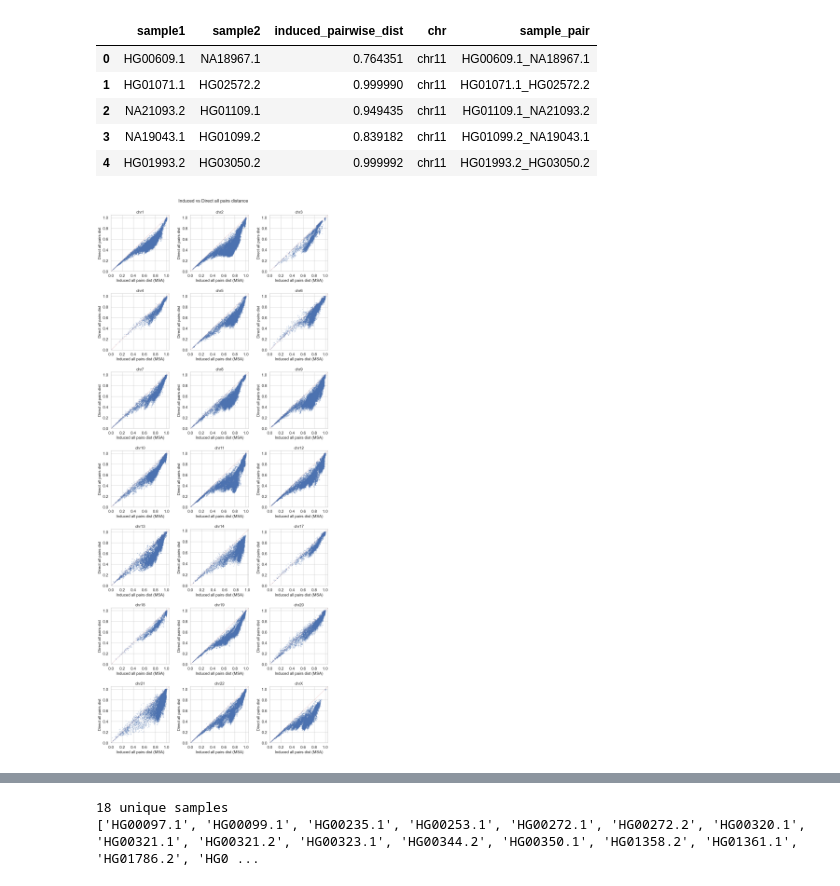
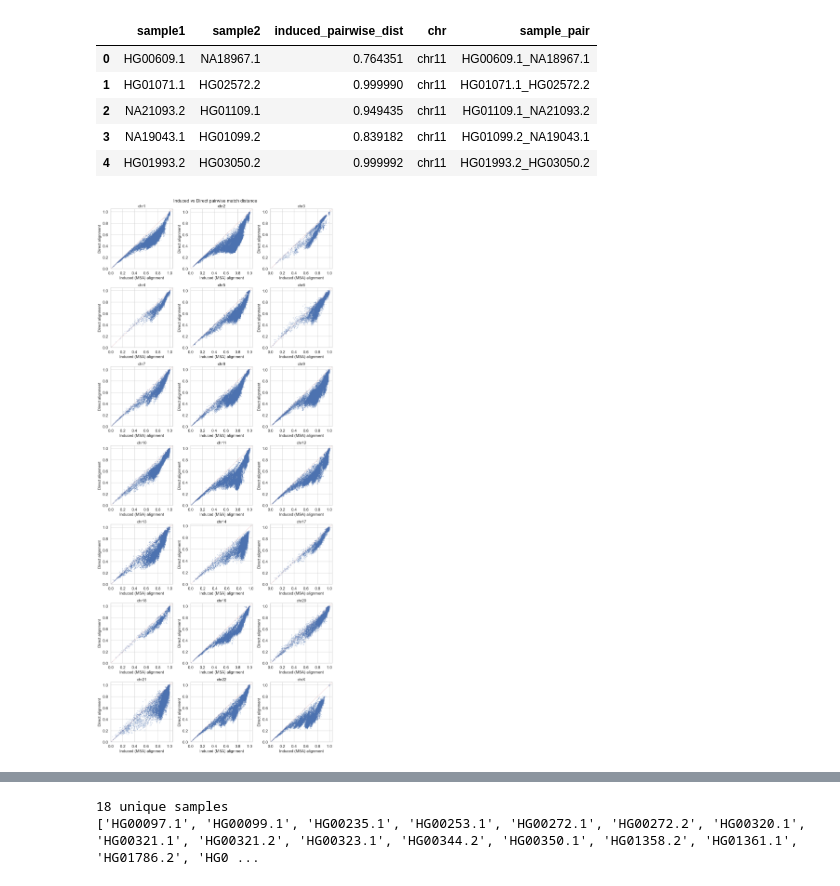
Before and after one commit to miramastoras/centrolign_analysis, a Jupyter notebook: analysis_notes/release2_QC_v2/notebooks/pairwise_consistency.ipynb, the cells around one changed output, grey strips where cells are left out. Drawn from its saved outputs; the diff is of its cells as text; code cells hidden in the pictures.

```diff
--- a/analysis_notes/release2_QC_v2/notebooks/pairwise_consistency.ipynb
+++ b/analysis_notes/release2_QC_v2/notebooks/pairwise_consistency.ipynb
@@ -542,37 +615,37 @@ ncols = 3
 nrows = int(np.ceil(n_chroms / ncols))
 
 fig, axes = plt.subplots(nrows, ncols, figsize=(4 * ncols, 4 * nrows))
 axes = axes.flatten()
 
 for i, chrom in enumerate(chr_order):
     ax = axes[i]
     df_chr = df_compare[df_compare["chr"] == chrom]
     ax.scatter(df_chr["induced_pairwise_dist"], df_chr["direct_pairwise_dist"], s=2, alpha=0.3)
     # Plot y=x line
     lims = [0, max(ax.get_xlim()[1], ax.get_ylim()[1])]
     ax.plot(lims, lims, 'r--', linewidth=0.8, alpha=0.5)
     ax.set_title(chrom,fontsize=14)
     ax.set_xlim(lims)
     ax.set_ylim(lims)
-    ax.set_xlabel("Induced all pairs dist (MSA)", fontsize=14)
-    ax.set_ylabel("Direct all pairs dist", fontsize=14)
+    ax.set_xlabel("Induced (MSA) alignment", fontsize=14)
+    ax.set_ylabel("Direct alignment", fontsize=14)
     ax.tick_params(axis='both', labelsize=14)
     ax.set_xticks([0, 0.2, 0.4, 0.6, 0.8, 1.0])
     ax.set_yticks([0, 0.2, 0.4, 0.6, 0.8, 1.0])
 
 
 
 # Hide unused axes
 for j in range(i + 1, len(axes)):
     axes[j].set_visible(False)
 
-fig.suptitle("Induced vs Direct all pairs distance", fontsize=16, y=0.99)
+fig.suptitle("Induced vs Direct pairwise match distance", fontsize=16, y=0.99)
 plt.tight_layout()
 plt.savefig('/private/groups/patenlab/mira/induced_vs_direct_supp.svg', format='svg', bbox_inches='tight')
 plt.savefig('/private/groups/patenlab/mira/induced_vs_direct_supp.png', format='png', bbox_inches='tight',dpi=600)
 plt.show()
 # %% [output]
-[figure, old version]
+[figure, new version]
 # %%
 clade23_df = pd.read_csv("/private/groups/patenlab/mira/centrolign/analysis/low_divergence_clades/max_dist_0.8_min_pairwise_0.95/chr21/_clades.csv")
 clade23_samples = set(clade23_df[clade23_df["Clade"] == "Clade_23"]["Sample"])
```
Also changed, not shown: parts of 9 cells of this notebook, 3 other files.
